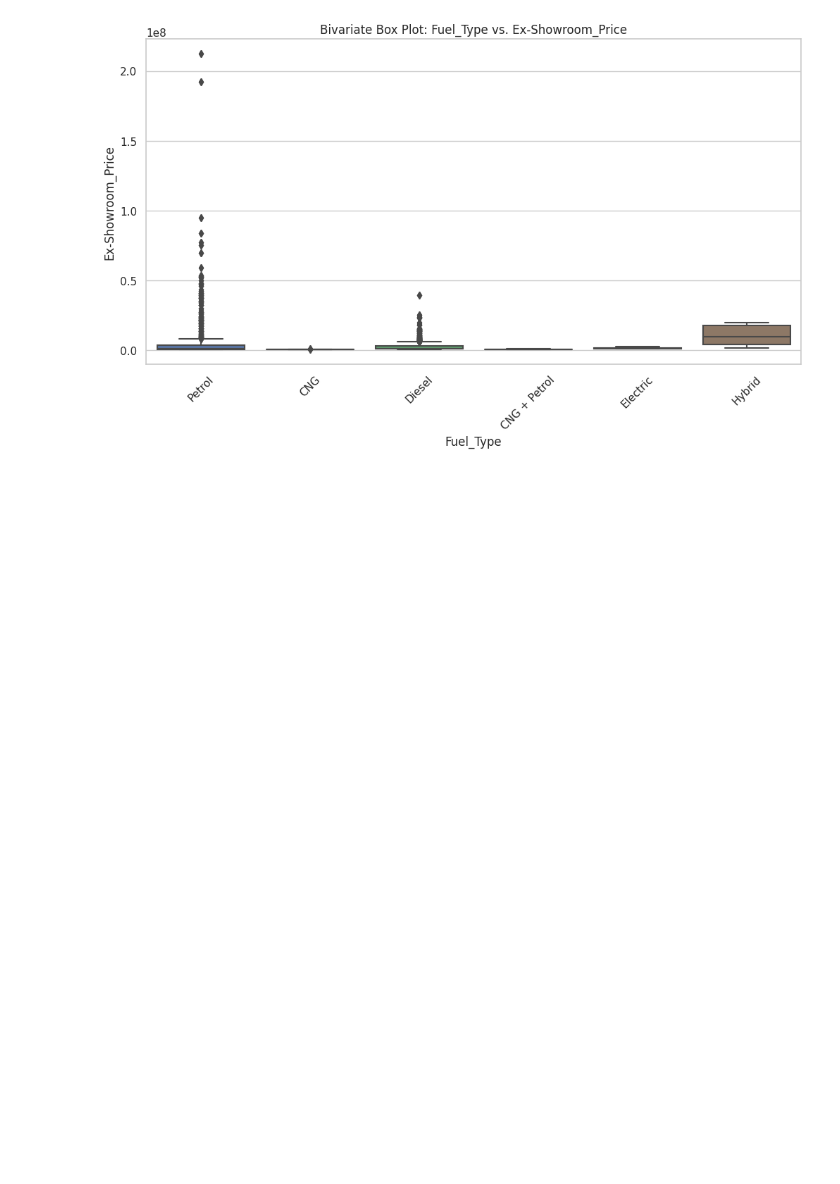
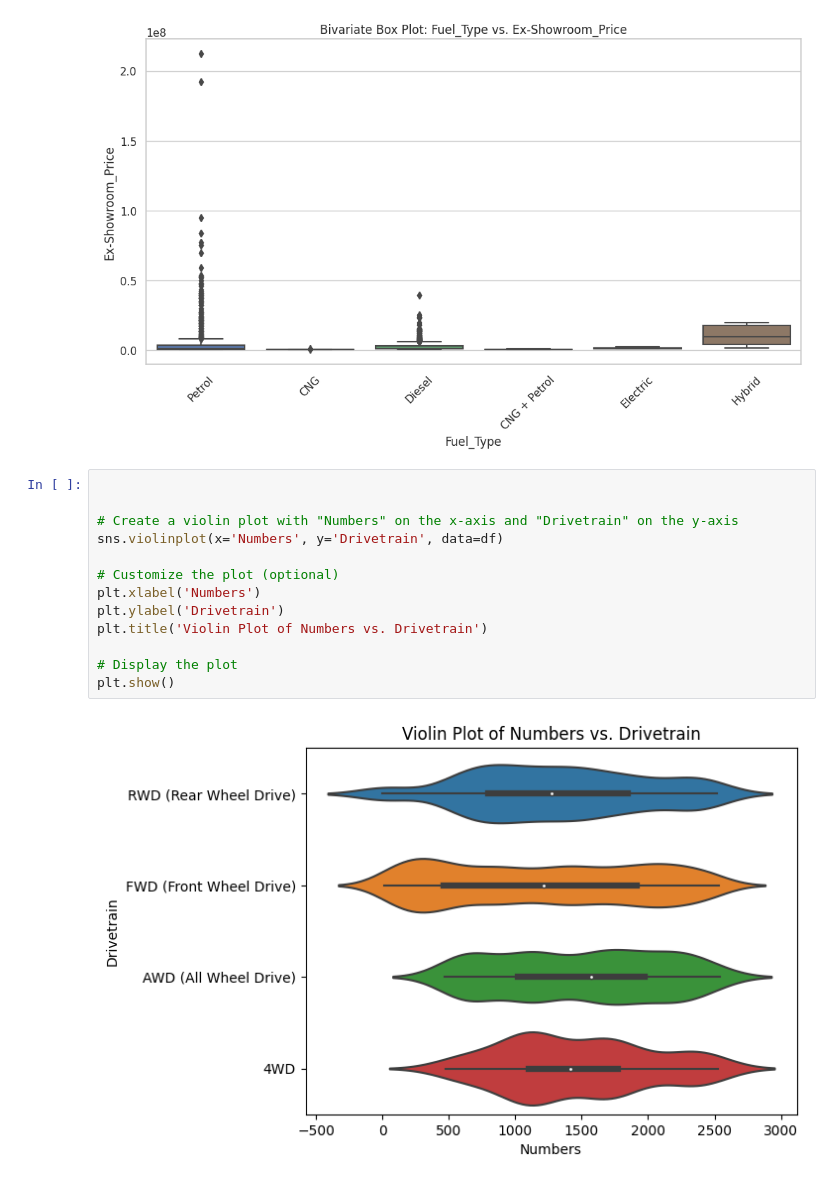
Before and after one commit to siddheshgarje/Sid, a Jupyter notebook: SidDVProject.ipynb, the cells around one changed output. Drawn from its saved outputs; the diff is of its cells as text; blank space fills up the shorter version.

```diff
--- a/SidDVProject.ipynb
+++ b/SidDVProject.ipynb
@@ -861,3 +858,18 @@ plt.xticks(rotation=45)
 plt.show()
 # %% [output]
 [figure]
+# %%
+
+
+# Create a violin plot with "Numbers" on the x-axis and "Drivetrain" on the y-axis
+sns.violinplot(x='Numbers', y='Drivetrain', data=df)
+
+# Customize the plot (optional)
+plt.xlabel('Numbers')
+plt.ylabel('Drivetrain')
+plt.title('Violin Plot of Numbers vs. Drivetrain')
+
+# Display the plot
+plt.show()
+# %% [output]
+[figure, added]
```
Also changed, not shown: parts of 19 cells of this notebook.
